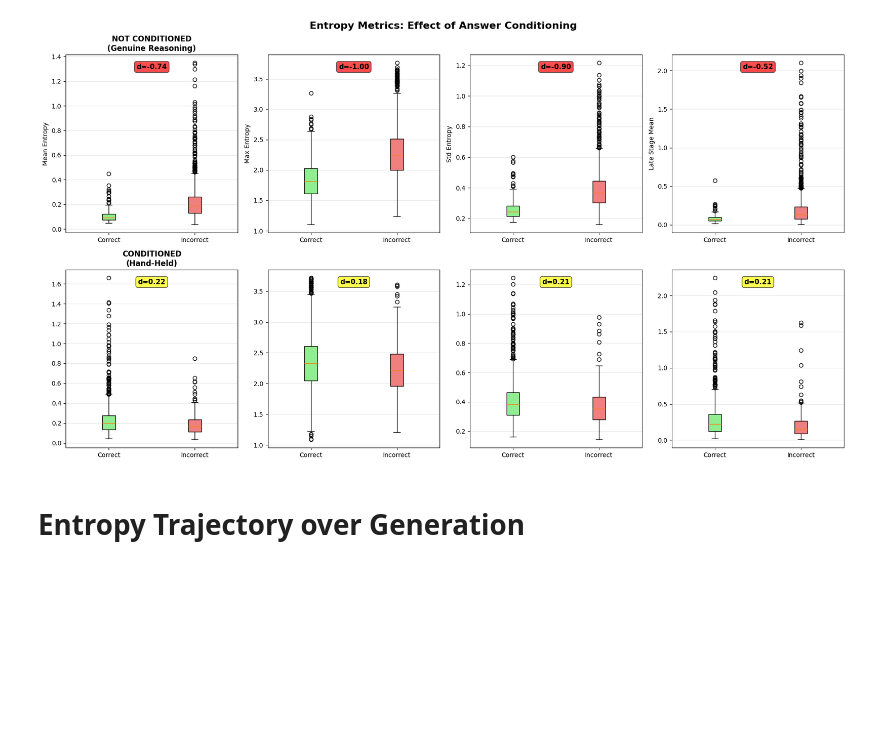
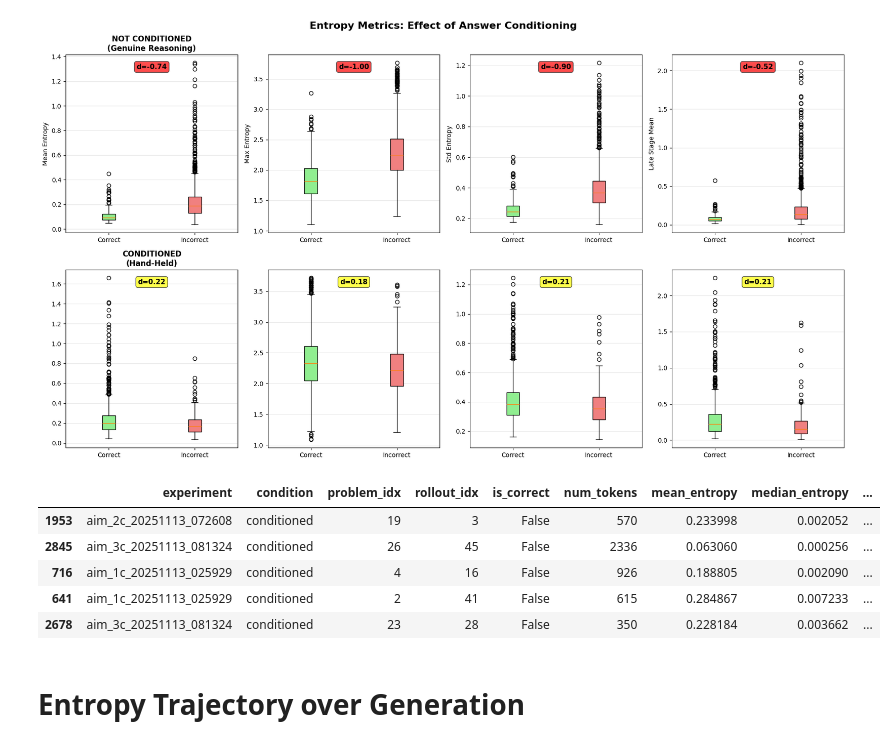
Before and after one commit to adityashukzy/MAT1510-Project, a Jupyter notebook: aggregate.ipynb, the cells around one changed output. Drawn from its saved outputs; the diff is of its cells as text; code cells hidden in the pictures; blank space fills up the shorter version.

```diff
--- a/aggregate.ipynb
+++ b/aggregate.ipynb
@@ -570,6 +571,15 @@ plt.savefig('conditioning_effect.png', dpi=300, bbox_inches='tight')
 plt.show()
 # %% [output]
 [figure]
+# %%
+df[(df['condition'] == 'conditioned') & (~df['is_correct'])].sample(5)
+# %% [output]
+|  | experiment | condition | problem_idx | rollout_idx | is_correct | num_tokens | mean_entropy | median_entropy | ... |
+| 1953 | aim_2c_20251113_072608 | conditioned | 19 | 3 | False | 570 | 0.233998 | 0.002052 | ... |
+| 2845 | aim_3c_20251113_081324 | conditioned | 26 | 45 | False | 2336 | 0.063060 | 0.000256 | ... |
+| 716 | aim_1c_20251113_025929 | conditioned | 4 | 16 | False | 926 | 0.188805 | 0.002090 | ... |
+| 641 | aim_1c_20251113_025929 | conditioned | 2 | 41 | False | 615 | 0.284867 | 0.007233 | ... |
+| 2678 | aim_3c_20251113_081324 | conditioned | 23 | 28 | False | 350 | 0.228184 | 0.003662 | ... |
 # %% [markdown]
 # Entropy Trajectory over Generation
 # %% [markdown]
```
Also changed, not shown: parts of 5 cells of this notebook, 3 other files.
